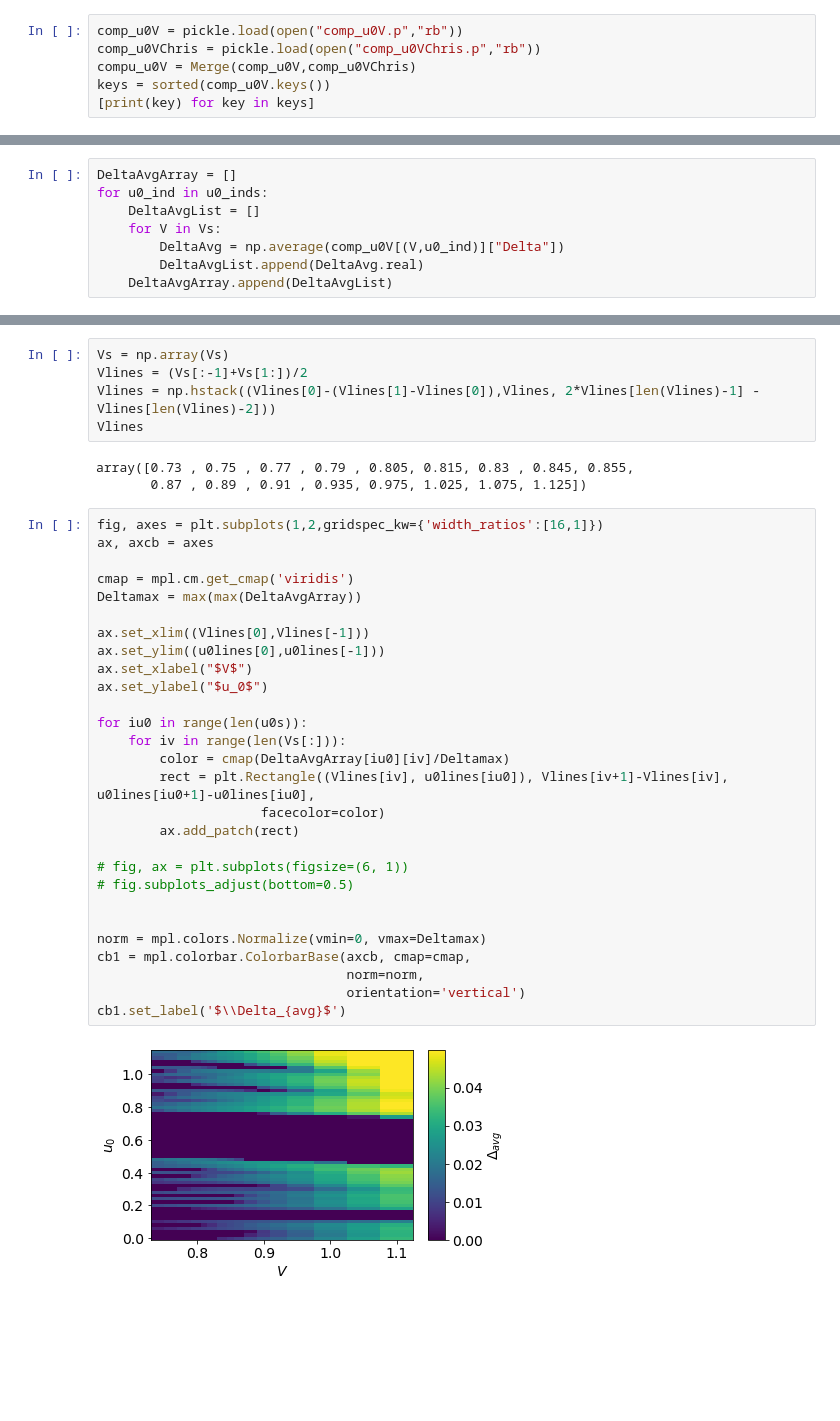
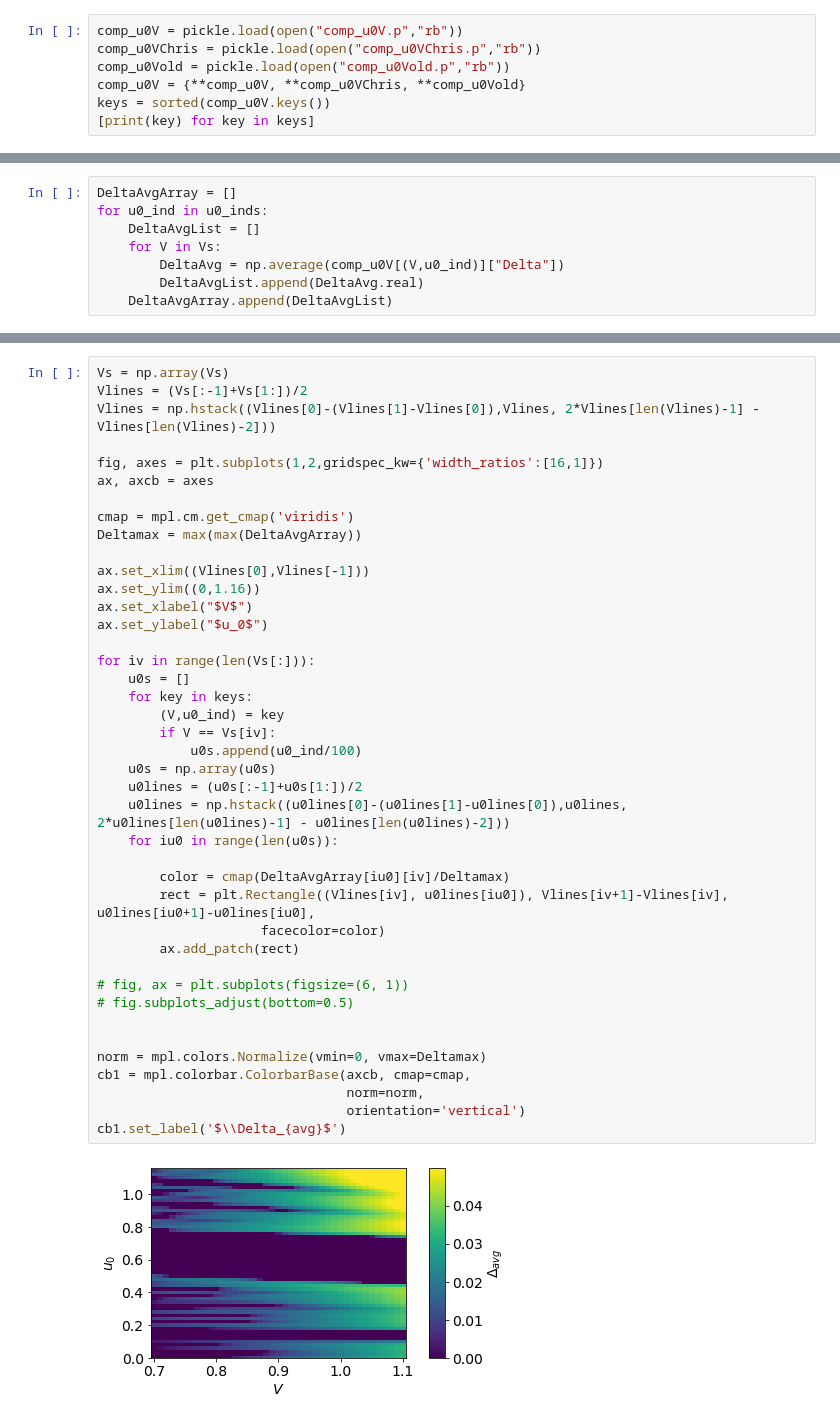
Before and after one commit to gautamra/Superconducting-Fibonacci-chain, a Jupyter notebook: Figure Creator.ipynb, the cells around one changed output, grey strips where cells are left out. Drawn from its saved outputs; the diff is of its cells as text; blank space fills up the shorter version.

Commit message:
complete phase diagram with odd u0s

```diff
--- a/Figure Creator.ipynb
+++ b/Figure Creator.ipynb
@@ -17,7 +14,8 @@ def Merge(dict1, dict2):
 # %%
 comp_u0V = pickle.load(open("comp_u0V.p","rb"))
 comp_u0VChris = pickle.load(open("comp_u0VChris.p","rb"))
-compu_u0V = Merge(comp_u0V,comp_u0VChris)
+comp_u0Vold = pickle.load(open("comp_u0Vold.p","rb"))
+comp_u0V = {**comp_u0V, **comp_u0VChris, **comp_u0Vold}
 keys = sorted(comp_u0V.keys())
 [print(key) for key in keys]
 # %% [output]
@@ -105,41 +90,46 @@ array([-0.01,  0.01,  0.03,  0.05,  0.07,  0.09,  0.11,  0.13,  0.15,
-# %%
-Vs = np.array(Vs)
-Vlines = (Vs[:-1]+Vs[1:])/2
-Vlines = np.hstack((Vlines[0]-(Vlines[1]-Vlines[0]),Vlines, 2*Vlines[len(Vlines)-1] - Vlines[len(Vlines)-2]))
-Vlines
-# %% [output]
-array([0.73 , 0.75 , 0.77 , 0.79 , 0.805, 0.815, 0.83 , 0.845, 0.855,
-       0.87 , 0.89 , 0.91 , 0.935, 0.975, 1.025, 1.075, 1.125])
 # %%
+Vs = np.array(Vs)
+Vlines = (Vs[:-1]+Vs[1:])/2
+Vlines = np.hstack((Vlines[0]-(Vlines[1]-Vlines[0]),Vlines, 2*Vlines[len(Vlines)-1] - Vlines[len(Vlines)-2]))
+
 fig, axes = plt.subplots(1,2,gridspec_kw={'width_ratios':[16,1]})
 ax, axcb = axes
 
 cmap = mpl.cm.get_cmap('viridis')
 Deltamax = max(max(DeltaAvgArray))
 
 ax.set_xlim((Vlines[0],Vlines[-1]))
-ax.set_ylim((u0lines[0],u0lines[-1]))
+ax.set_ylim((0,1.16))
 ax.set_xlabel("$V$")
 ax.set_ylabel("$u_0$")
 
-for iu0 in range(len(u0s)):
-    for iv in range(len(Vs[:])):
+for iv in range(len(Vs[:])):
+    u0s = []
+    for key in keys:
+        (V,u0_ind) = key
+        if V == Vs[iv]:
+            u0s.append(u0_ind/100)
+    u0s = np.array(u0s)
+    u0lines = (u0s[:-1]+u0s[1:])/2
+    u0lines = np.hstack((u0lines[0]-(u0lines[1]-u0lines[0]),u0lines, 2*u0lines[len(u0lines)-1] - u0lines[len(u0lines)-2]))
+    for iu0 in range(len(u0s)):
+
         color = cmap(DeltaAvgArray[iu0][iv]/Deltamax)
         rect = plt.Rectangle((Vlines[iv], u0lines[iu0]), Vlines[iv+1]-Vlines[iv], u0lines[iu0+1]-u0lines[iu0],
                      facecolor=color)
         ax.add_patch(rect)
 
 # fig, ax = plt.subplots(figsize=(6, 1))
 # fig.subplots_adjust(bottom=0.5)
 
 
 norm = mpl.colors.Normalize(vmin=0, vmax=Deltamax)
 cb1 = mpl.colorbar.ColorbarBase(axcb, cmap=cmap,
                                 norm=norm,
                                 orientation='vertical')
 cb1.set_label('$\\Delta_{avg}$')
 # %% [output]
-[figure, old version]
+[figure, new version]
 # %%
 Vs
 # %% [output]
```
Also changed, not shown: parts of 7 cells of this notebook, 3 other files.
